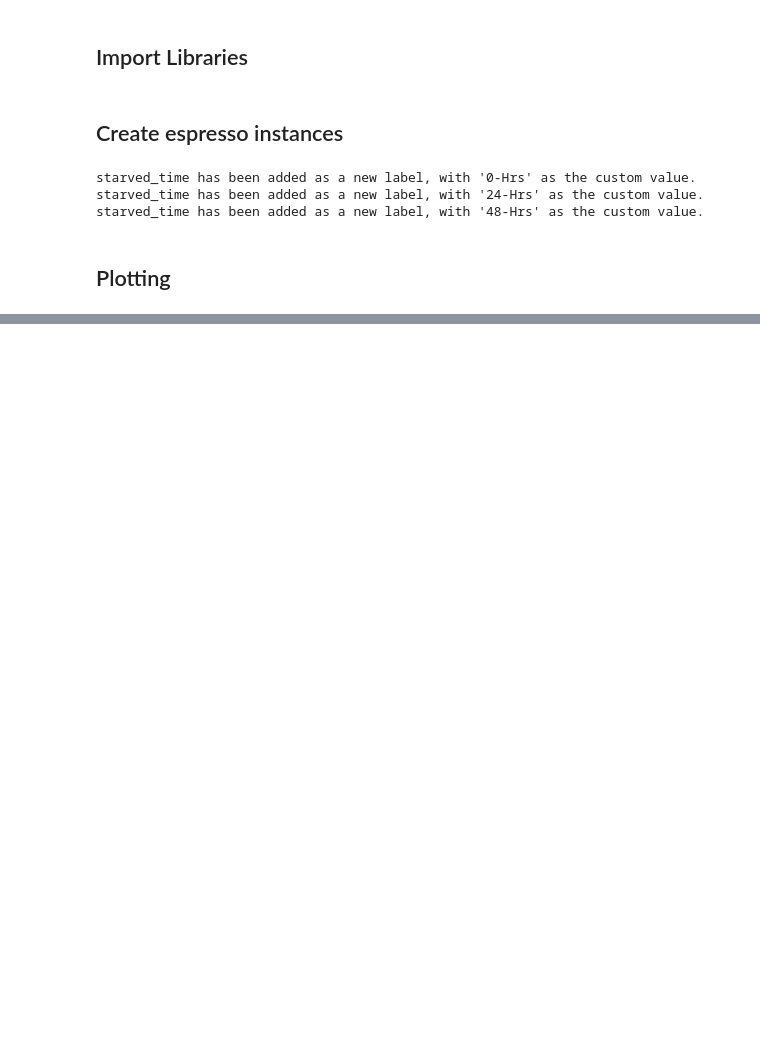
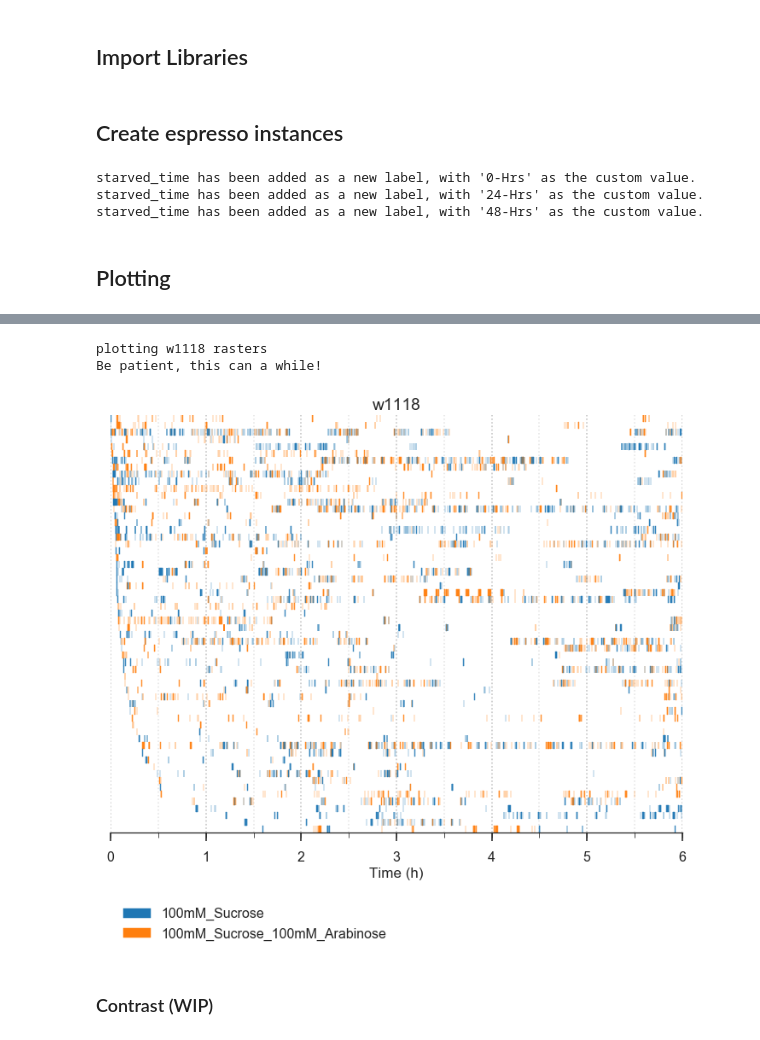
Before and after one commit to ACCLAB/espresso, a Jupyter notebook: jupyter-nb/espresso plotting module dev.ipynb, the cells around one changed output, grey strips where cells are left out. Saved outputs shown, nothing was run; the diff lists cells and outputs as text; code cells hidden in the pictures; blank space fills up the shorter version.

```diff
--- a/jupyter-nb/espresso plotting module dev.ipynb
+++ b/jupyter-nb/espresso plotting module dev.ipynb
@@ -57,3 +80,11 @@ f,s=starved.plot.percent_feeding(group_by='starved_time',
+# %%
+f=starved_choice.plot.rasters(color_by='FoodChoice')
+# %% [output]
+plotting w1118 rasters
+Be patient, this can a while!
+[figure, added]
+# %% [markdown]
+### Contrast (WIP)
 # %%
 f,summ=starved_choice.plot.contrast.feed_count_per_fly(group_by='FoodChoice')
 # %% [output]
```
Also changed, not shown: parts of 18 cells of this notebook.
